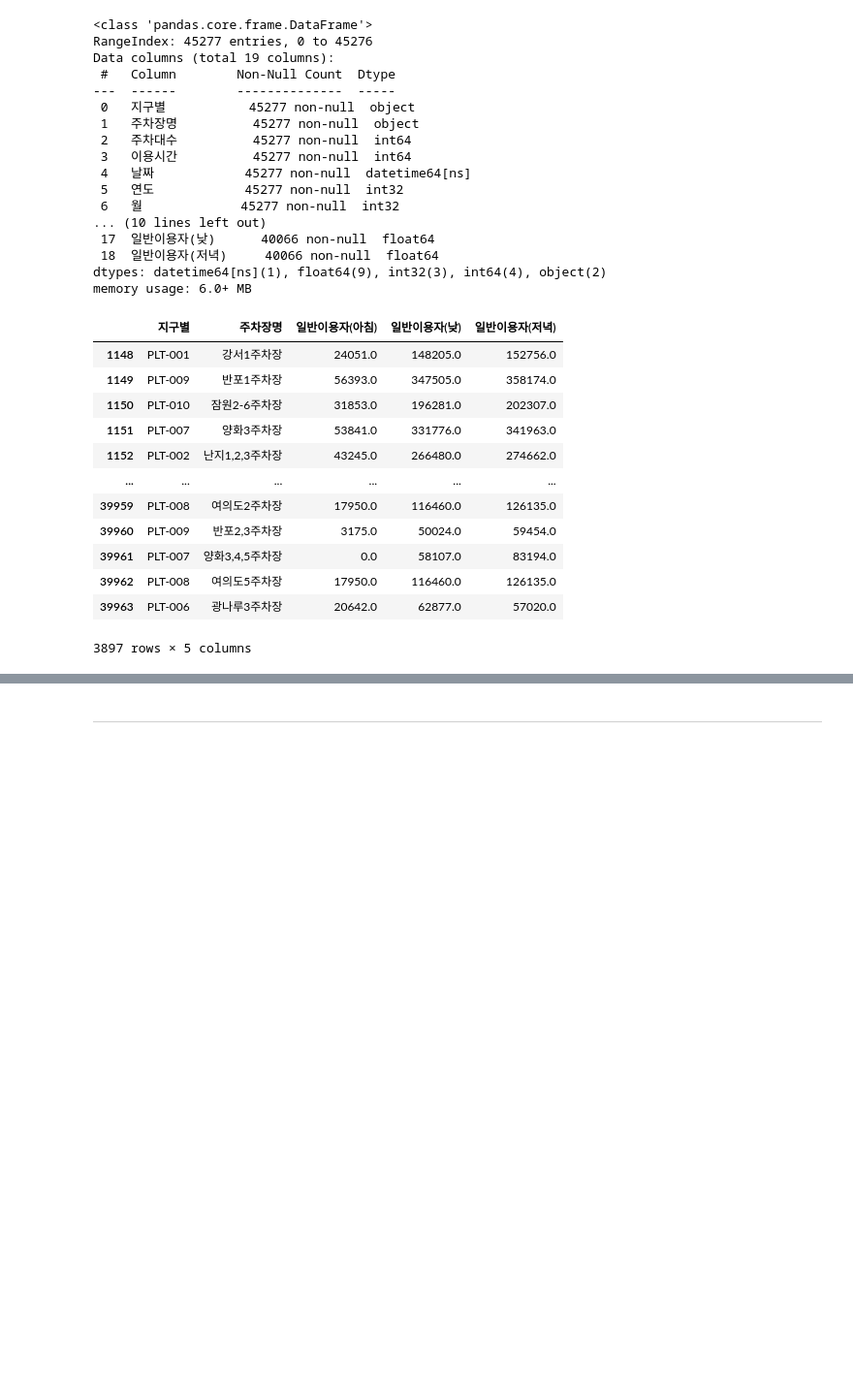
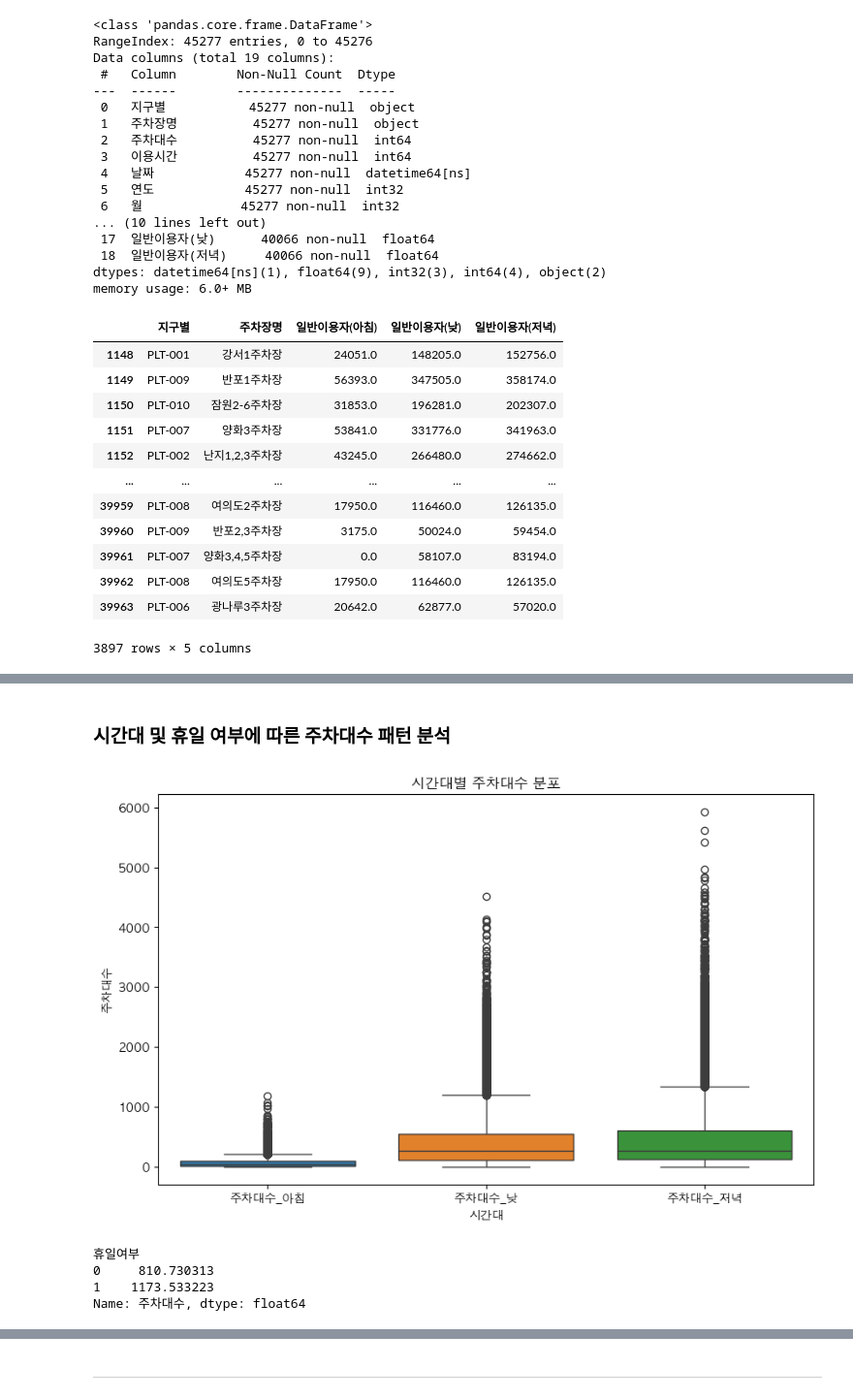
Before and after one commit to terryhyuk/HanGang_Mate, a Jupyter notebook: Python/DataAnalysis/MachineLearning.ipynb, the cells around one changed output, grey strips where cells are left out. Shown at 97% size. Cells and saved outputs as stored; diff of their text form; code cells hidden in the pictures; blank space fills up the shorter version.

```diff
--- a/Python/DataAnalysis/MachineLearning.ipynb
+++ b/Python/DataAnalysis/MachineLearning.ipynb
@@ -958,0 +1024,8 @@ KeyError: '주차장 이용 시간'
+# %%
+# 주차대수 조건별 평균을 평일, 휴일 기준으로 일별로 변환
+df['주차대수_조건별_평균_일별'] = df.apply(
+    lambda row: row['주차대수_조건별_평균'] / row['평일수'] if row['휴일여부'] == 0
+    else row['주차대수_조건별_평균'] / row['휴일수'], axis=1)
+
+# 주차 가능 확률 계산을 위해 사용 가능한 주차대수를 기준으로 점유율 계산
+df['주차 가능 확률'] = (df['주차대수'] / df['주차대수_조건별_평균_일별']).apply(lambda x: min(x, 1))
@@ -958,0 +1186,20 @@ KeyError: '주차장 이용 시간'
+# %% [markdown]
+### 시간대 및 휴일 여부에 따른 주차대수 패턴 분석
+# %%
+# 시간대별 주차대수 분포
+plt.figure(figsize=(10, 6))
+sns.boxplot(data=df[['주차대수_아침', '주차대수_낮', '주차대수_저녁']])
+plt.title('시간대별 주차대수 분포')
+plt.xlabel('시간대')
+plt.ylabel('주차대수')
+plt.show()
+
+# 휴일 여부에 따른 주차대수 평균 비교
+holiday_mean = df.groupby('휴일여부')['주차대수'].mean()
+print(holiday_mean)
+# %% [output]
+[figure, added]
+휴일여부
+0     810.730313
+1    1173.533223
+Name: 주차대수, dtype: float64
```
Also changed, not shown: parts of 84 cells of this notebook, 9 other files.
